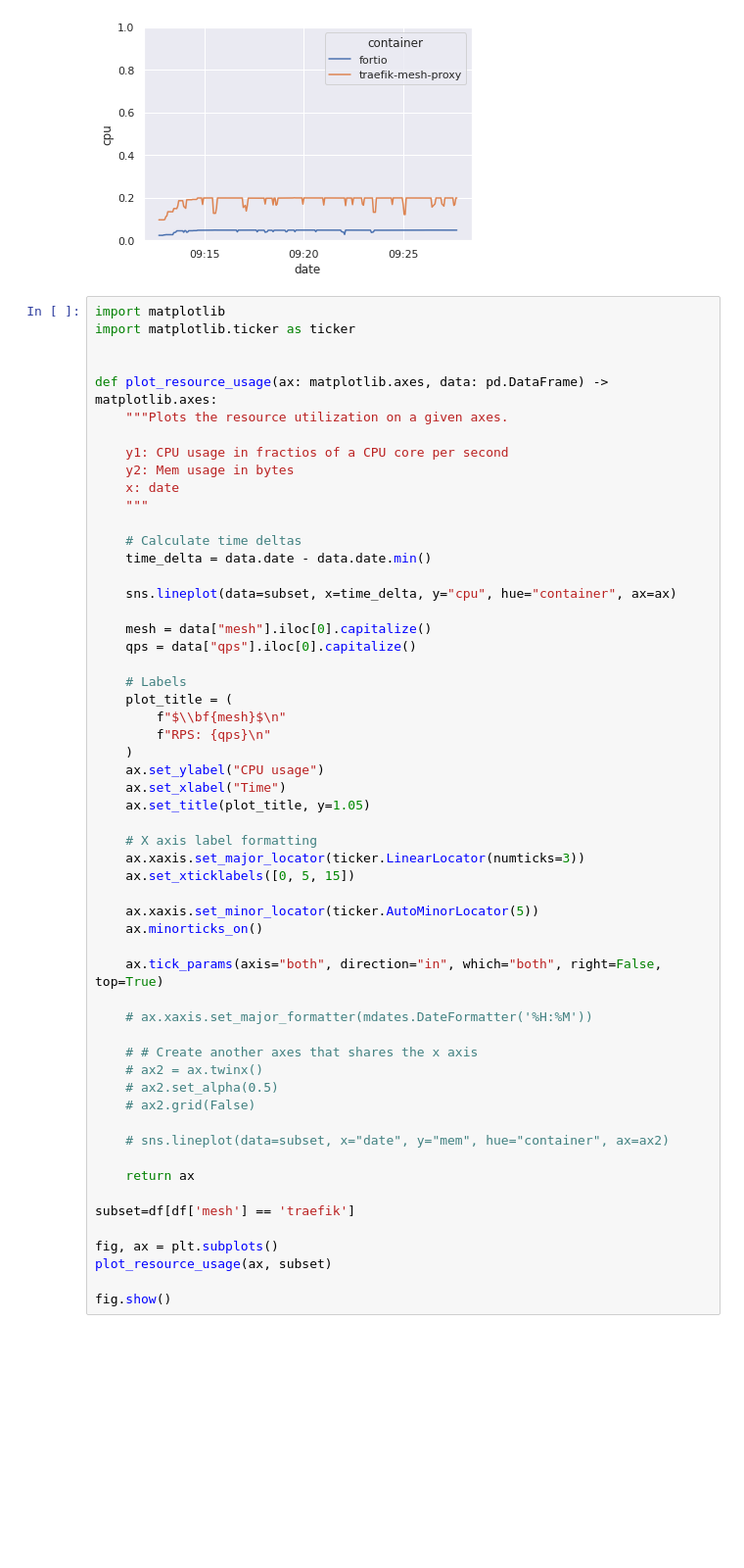
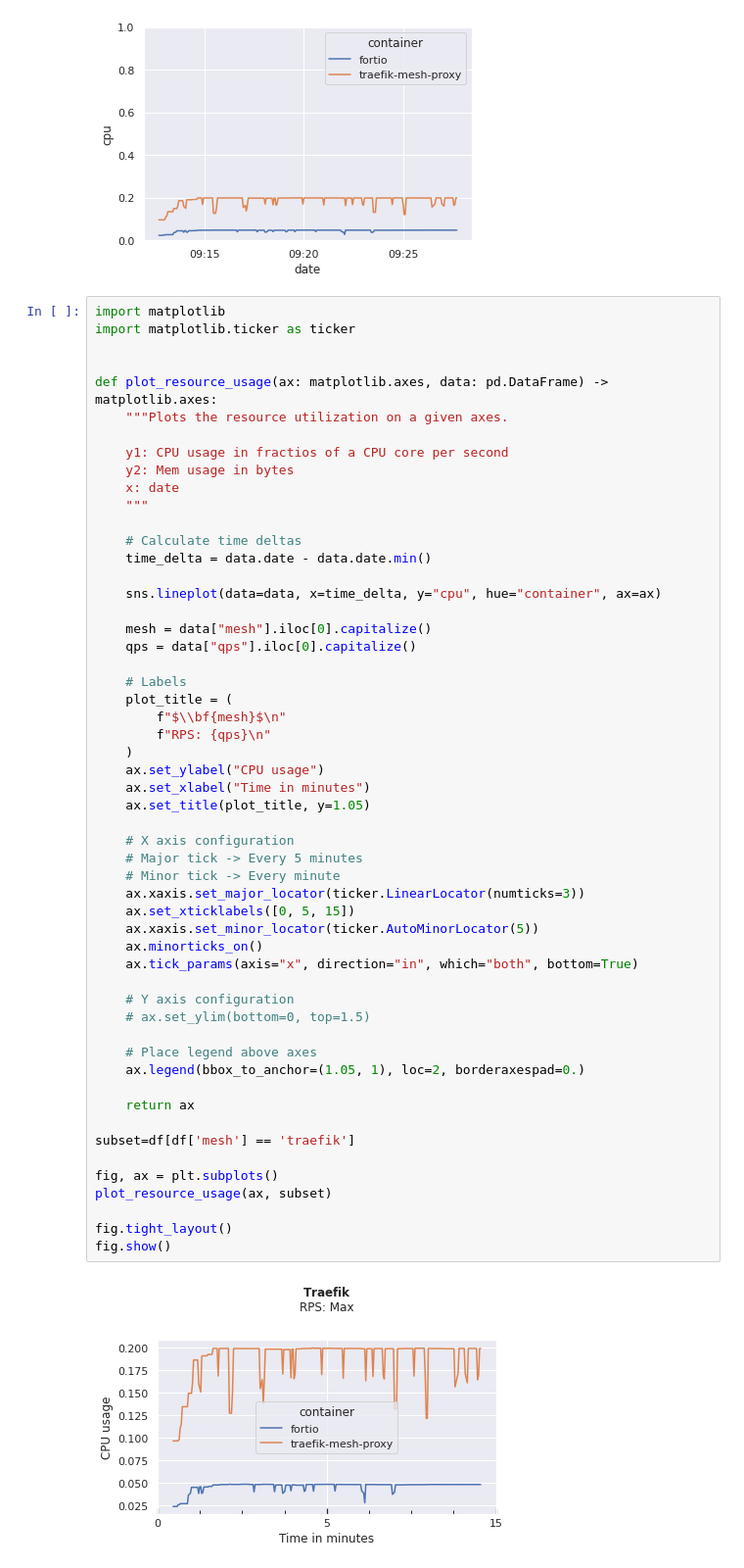
Before and after one commit to RichardBieringa/mesh-bench, a Jupyter notebook: viz/exploration.ipynb, the cells around one changed output. Shown: that part at 98% size. Saved outputs shown, nothing was run; the diff lists cells and outputs as text; blank space fills up the shorter version.

```diff
--- a/viz/exploration.ipynb
+++ b/viz/exploration.ipynb
@@ -272,43 +272,43 @@ def plot_resource_usage(ax: matplotlib.axes, data: pd.DataFrame) -> matplotlib.a
     # Calculate time deltas
     time_delta = data.date - data.date.min()
 
-    sns.lineplot(data=subset, x=time_delta, y="cpu", hue="container", ax=ax)
+    sns.lineplot(data=data, x=time_delta, y="cpu", hue="container", ax=ax)
 
     mesh = data["mesh"].iloc[0].capitalize()
     qps = data["qps"].iloc[0].capitalize()
 
     # Labels
     plot_title = (
         f"$\\bf{mesh}$\n"
         f"RPS: {qps}\n"
     )
     ax.set_ylabel("CPU usage")
-    ax.set_xlabel("Time")
+    ax.set_xlabel("Time in minutes")
     ax.set_title(plot_title, y=1.05)
 
-    # X axis label formatting
+    # X axis configuration
+    # Major tick -> Every 5 minutes
+    # Minor tick -> Every minute
     ax.xaxis.set_major_locator(ticker.LinearLocator(numticks=3))
     ax.set_xticklabels([0, 5, 15])
-
     ax.xaxis.set_minor_locator(ticker.AutoMinorLocator(5))
     ax.minorticks_on()
+    ax.tick_params(axis="x", direction="in", which="both", bottom=True)
 
-    ax.tick_params(axis="both", direction="in", which="both", right=False, top=True)
+    # Y axis configuration
+    # ax.set_ylim(bottom=0, top=1.5)
 
-    # ax.xaxis.set_major_formatter(mdates.DateFormatter('%H:%M'))
-
-    # # Create another axes that shares the x axis
-    # ax2 = ax.twinx()
-    # ax2.set_alpha(0.5)
-    # ax2.grid(False)
-
-    # sns.lineplot(data=subset, x="date", y="mem", hue="container", ax=ax2)
+    # Place legend above axes
+    ax.legend(bbox_to_anchor=(1.05, 1), loc=2, borderaxespad=0.)
 
     return ax
 
 subset=df[df['mesh'] == 'traefik']
 
 fig, ax = plt.subplots()
 plot_resource_usage(ax, subset)
 
+fig.tight_layout()
 fig.show()
+# %% [output]
+[figure, added]
```
Also changed, not shown: parts of 1 cell of this notebook.
